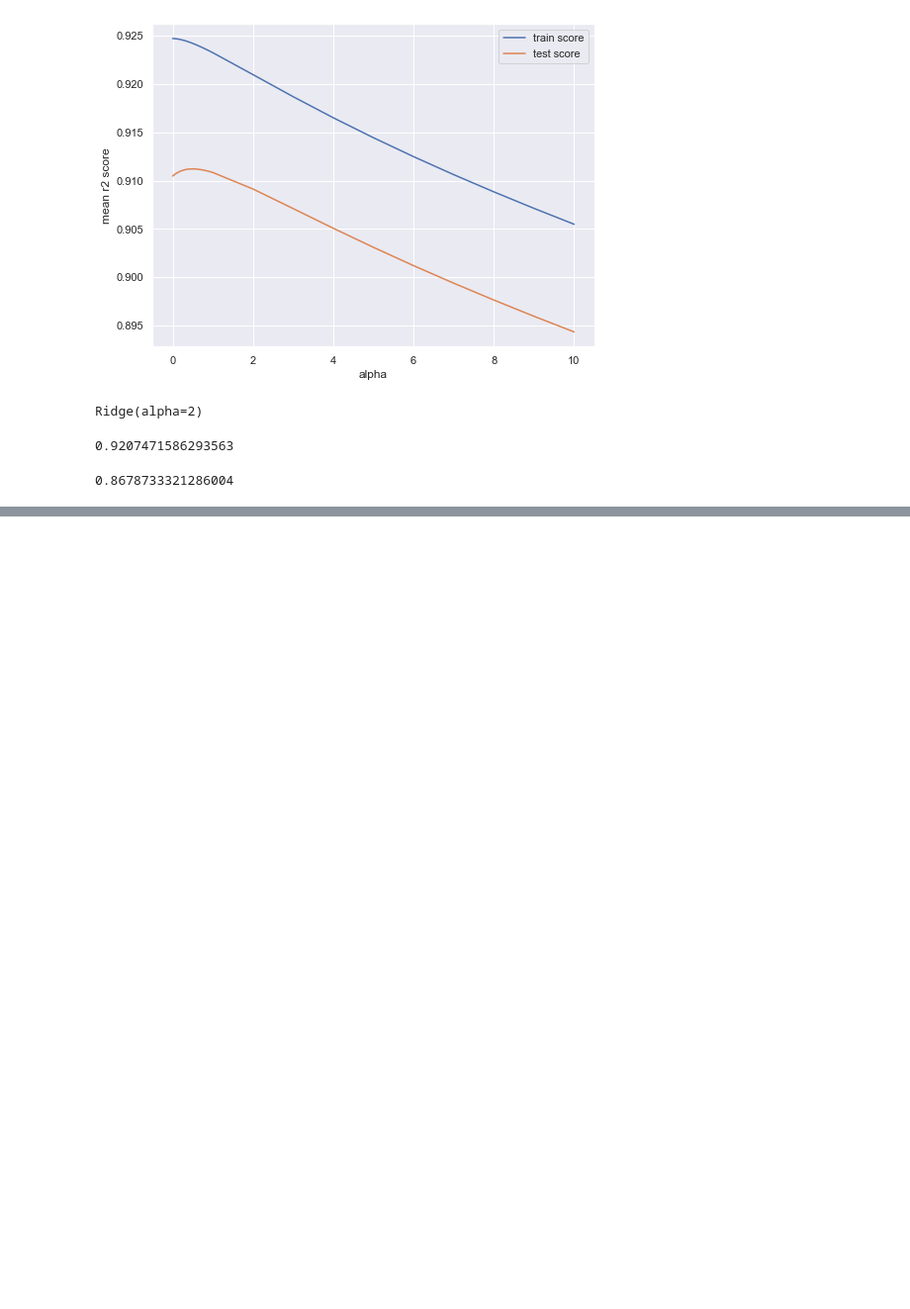
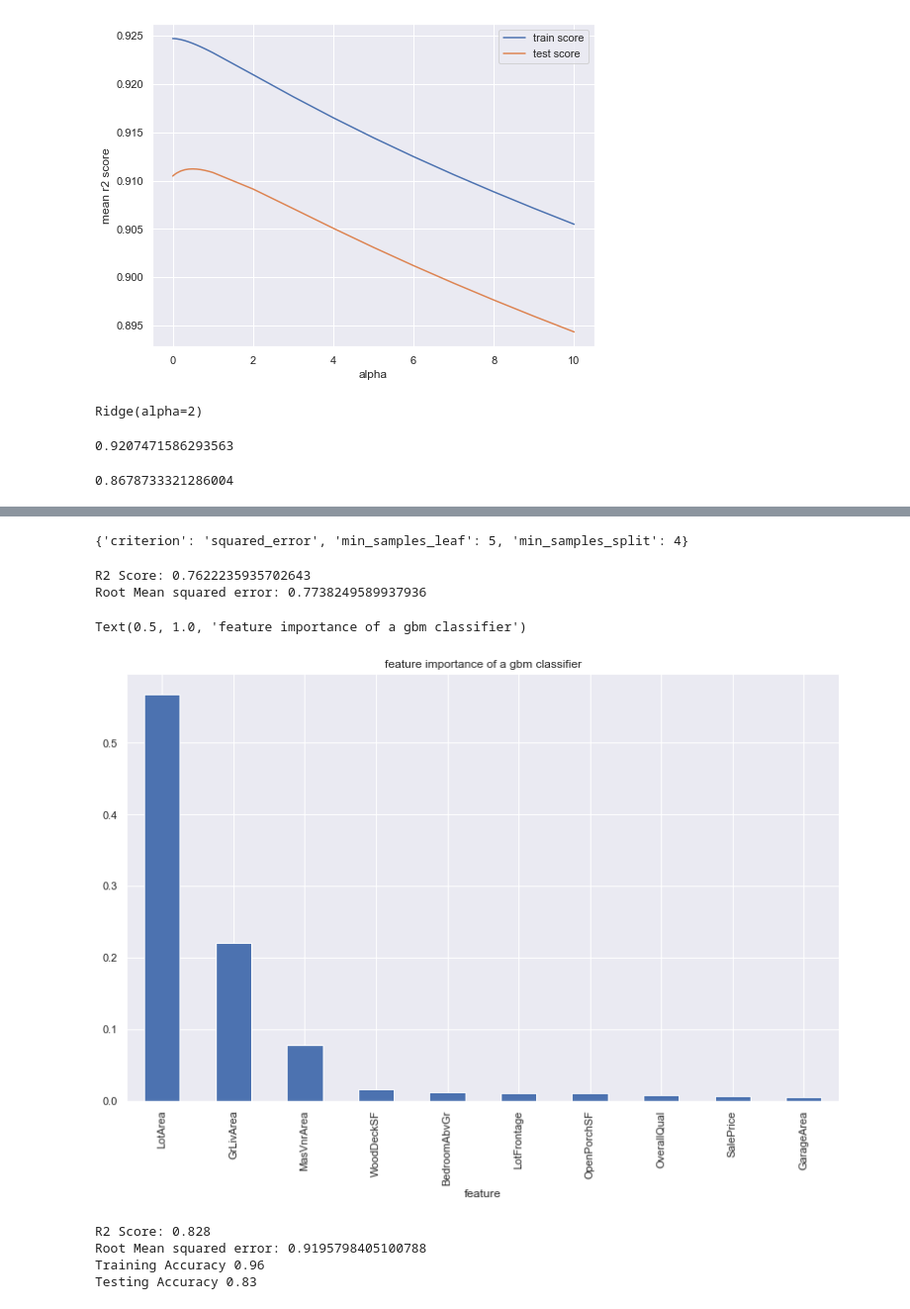
Before and after one commit to Emilyho22/kaggle_MLproject, a Jupyter notebook: Kaggle project.ipynb, the cells around one changed output, grey strips where cells are left out. Shown at 99% size. Cells and saved outputs as stored; diff of their text form; code cells hidden in the pictures; blank space fills up the shorter version.

```diff
--- a/Kaggle project.ipynb
+++ b/Kaggle project.ipynb
@@ -1057,0 +1067,64 @@ Root Mean squared error: 0.9193086776029858
+# %%
+from sklearn.tree import DecisionTreeRegressor
+
+DT= DecisionTreeRegressor()
+parameters = {
+'criterion' : ["squared_error","absolute_error"],
+'min_samples_split' : [2,4,6,8],
+'min_samples_leaf': [1,2,3,4,5],
+}
+from sklearn.model_selection import GridSearchCV
+grid_search_cv = GridSearchCV(estimator=DT, param_grid=parameters, cv=5, n_jobs =-1)
+grid_search_cv.fit(x_train, y_train)
+grid_search_cv.best_params_
+# %% [output]
+{'criterion': 'squared_error', 'min_samples_leaf': 5, 'min_samples_split': 4}
+# %%
+from sklearn.tree import DecisionTreeRegressor
+from sklearn.metrics import r2_score
+from sklearn.model_selection import cross_val_score
+
+model2 =  DecisionTreeRegressor()
+model2.fit(x_train, y_train)
+y_pred_dt = grid_search_cv.predict(x_test)
+
+cv = KFold(n_splits = 3, shuffle = True,random_state = 30)
+score_dt = r2_score(y_test, y_pred_dt)
+print("R2 Score:",score_dt)
+rmse = cross_val_score(model2,x_train,y_train,cv = cv)
+print("Root Mean squared error:" ,np.mean(rmse))
+# %% [output]
+R2 Score: 0.7622235935702643
+Root Mean squared error: 0.7738249589937936
+# %%
+sorted_importance_DT = sorted(zip(housing1.columns, model2.feature_importances_), key=lambda t:t[1], reverse=True)
+# %%
+a, b = zip(*sorted_importance_DT)
+importance_score = pd.DataFrame({'feature':a, 'score':b})
+importance_score = importance_score[0:10]
+importance_score.plot.bar(x='feature', y='score', legend=None)
+plt.title('feature importance of a gbm classifier')
+# %% [output]
+Text(0.5, 1.0, 'feature importance of a gbm classifier')
+[figure, added]
+# %%
+from sklearn.ensemble import RandomForestRegressor, GradientBoostingRegressor
+
+model4 =  GradientBoostingRegressor()
+model4.fit(x_train, y_train)
+
+y_pred_gb = model4.predict(x_test)
+
+cv = KFold(n_splits = 10, shuffle = True,random_state = 30)
+score_gb = round(r2_score(y_test, y_pred_gb), 3)
+print("R2 Score:",score_gb)
+rmse = cross_val_score(model4,x_train,y_train,cv = cv)
+print("Root Mean squared error:",np.mean(rmse))
+
+print('Training Accuracy %.2f' %(model4.score(x_train, y_train)))
+print('Testing Accuracy %.2f' %(model4.score(x_test, y_test)))
+# %% [output]
+R2 Score: 0.828
+Root Mean squared error: 0.9195798405100788
+Training Accuracy 0.96
+Testing Accuracy 0.83
```
Also changed, not shown: parts of 47 cells of this notebook.
